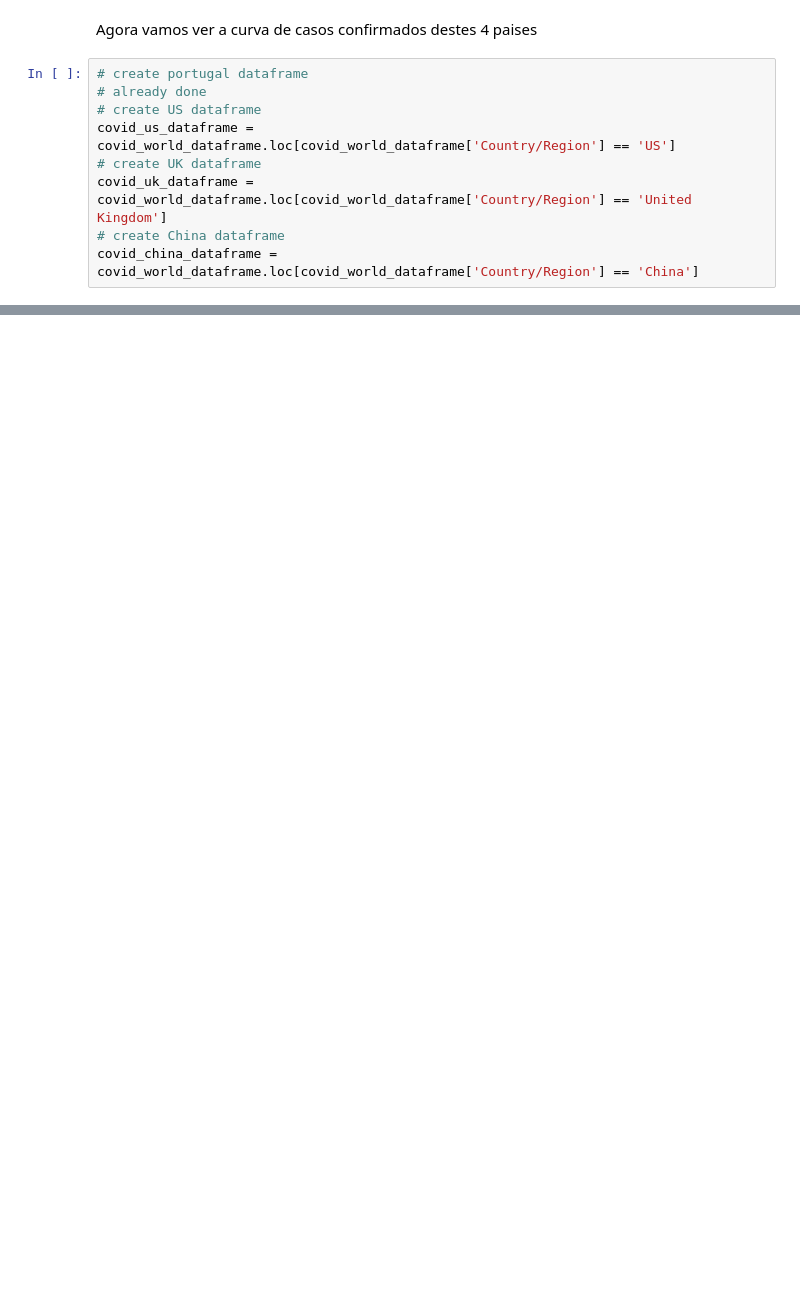
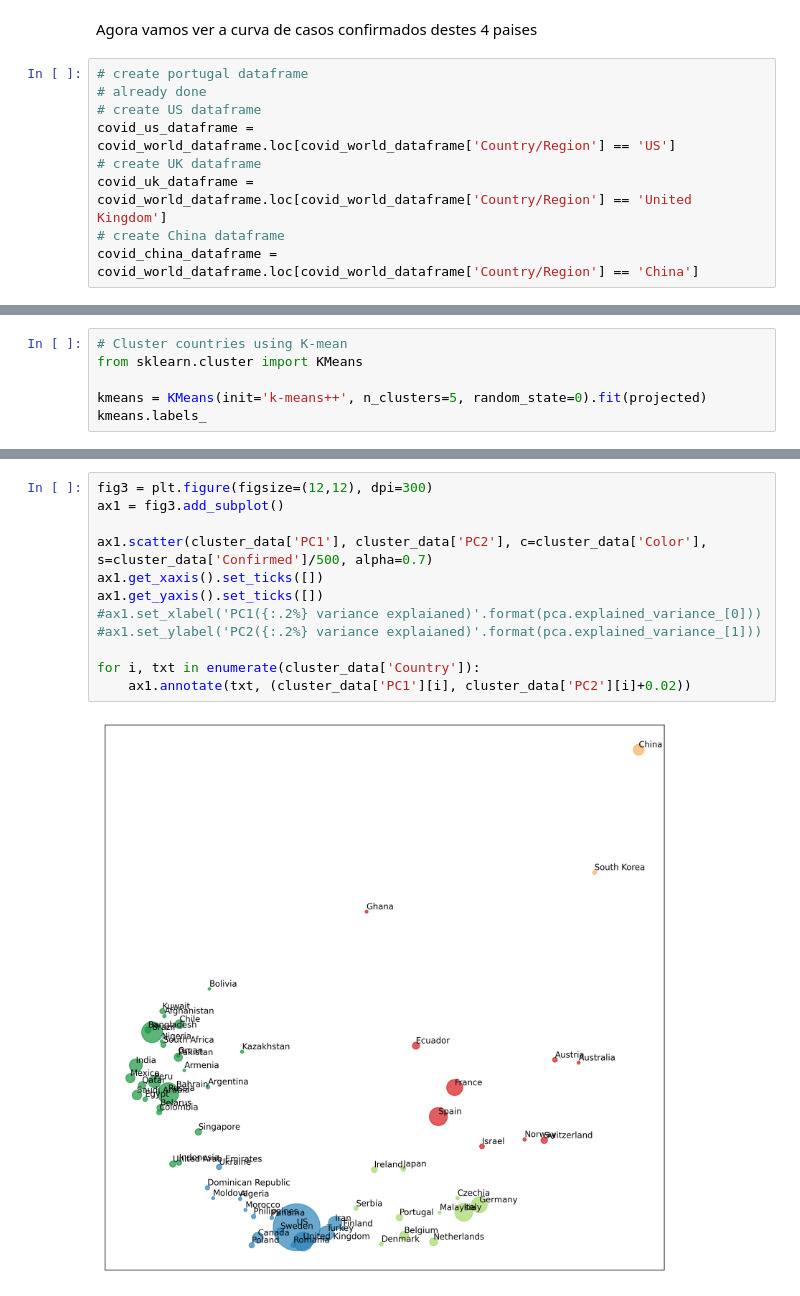
Before and after one commit to diogosmac/covid-forecast-feup-iart, a Jupyter notebook: projects/project2/notes.ipynb, the cells around one changed output, grey strips where cells are left out. Cells and saved outputs as stored; diff of their text form; blank space fills up the shorter version.

```diff
--- a/projects/project2/notes.ipynb
+++ b/projects/project2/notes.ipynb
@@ -287,0 +495,6 @@ sb.lineplot(x='Date', y='Confirmed', data=covid_china_dataframe).set_title('Chin
+# %%
+# Cluster countries using K-mean
+from sklearn.cluster import KMeans
+
+kmeans = KMeans(init='k-means++', n_clusters=5, random_state=0).fit(projected)
+kmeans.labels_
@@ -287,0 +576,14 @@ sb.lineplot(x='Date', y='Confirmed', data=covid_china_dataframe).set_title('Chin
+# %%
+fig3 = plt.figure(figsize=(12,12), dpi=300)
+ax1 = fig3.add_subplot()
+
+ax1.scatter(cluster_data['PC1'], cluster_data['PC2'], c=cluster_data['Color'], s=cluster_data['Confirmed']/500, alpha=0.7)
+ax1.get_xaxis().set_ticks([])
+ax1.get_yaxis().set_ticks([])
+#ax1.set_xlabel('PC1({:.2%} variance explaianed)'.format(pca.explained_variance_[0]))
+#ax1.set_ylabel('PC2({:.2%} variance explaianed)'.format(pca.explained_variance_[1]))
+
+for i, txt in enumerate(cluster_data['Country']):
+    ax1.annotate(txt, (cluster_data['PC1'][i], cluster_data['PC2'][i]+0.02))
+# %% [output]
+[figure, added]
```
Also changed, not shown: parts of 43 cells of this notebook, 5 other files.
